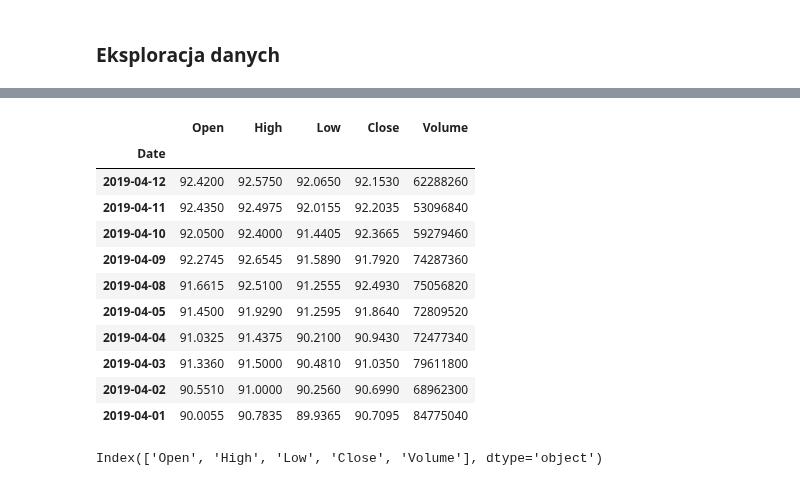
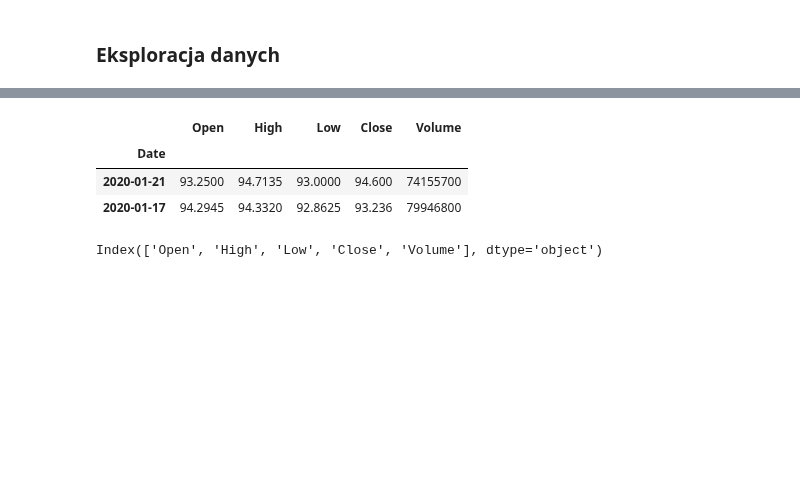
Before and after one commit to kurek0010/data-science-bootcamp, a Jupyter notebook: 02_analiza_danych/02_dane_gieldowe.ipynb, the cells around one changed output, grey strips where cells are left out. Cells and saved outputs as stored; diff of their text form; code cells hidden in the pictures; blank space fills up the shorter version.

```diff
--- a/02_analiza_danych/02_dane_gieldowe.ipynb
+++ b/02_analiza_danych/02_dane_gieldowe.ipynb
@@ -117,18 +107,10 @@ df.tail()
 # %%
-df.tail(10)
+df.tail(2)
 # %% [output]
 |  | Open | High | Low | Close | Volume |
 | Date |  |  |  |  |  |
-| 2019-04-12 | 92.4200 | 92.5750 | 92.0650 | 92.1530 | 62288260 |
-| 2019-04-11 | 92.4350 | 92.4975 | 92.0155 | 92.2035 | 53096840 |
-| 2019-04-10 | 92.0500 | 92.4000 | 91.4405 | 92.3665 | 59279460 |
-| 2019-04-09 | 92.2745 | 92.6545 | 91.5890 | 91.7920 | 74287360 |
-| 2019-04-08 | 91.6615 | 92.5100 | 91.2555 | 92.4930 | 75056820 |
-| 2019-04-05 | 91.4500 | 91.9290 | 91.2595 | 91.8640 | 72809520 |
-| 2019-04-04 | 91.0325 | 91.4375 | 90.2100 | 90.9430 | 72477340 |
-| 2019-04-03 | 91.3360 | 91.5000 | 90.4810 | 91.0350 | 79611800 |
-| 2019-04-02 | 90.5510 | 91.0000 | 90.2560 | 90.6990 | 68962300 |
-| 2019-04-01 | 90.0055 | 90.7835 | 89.9365 | 90.7095 | 84775040 |
+| 2020-01-21 | 93.2500 | 94.7135 | 93.0000 | 94.600 | 74155700 |
+| 2020-01-17 | 94.2945 | 94.3320 | 92.8625 | 93.236 | 79946800 |
 # %%
 df.columns
 # %% [output]
```
Also changed, not shown: parts of 59 cells of this notebook.
